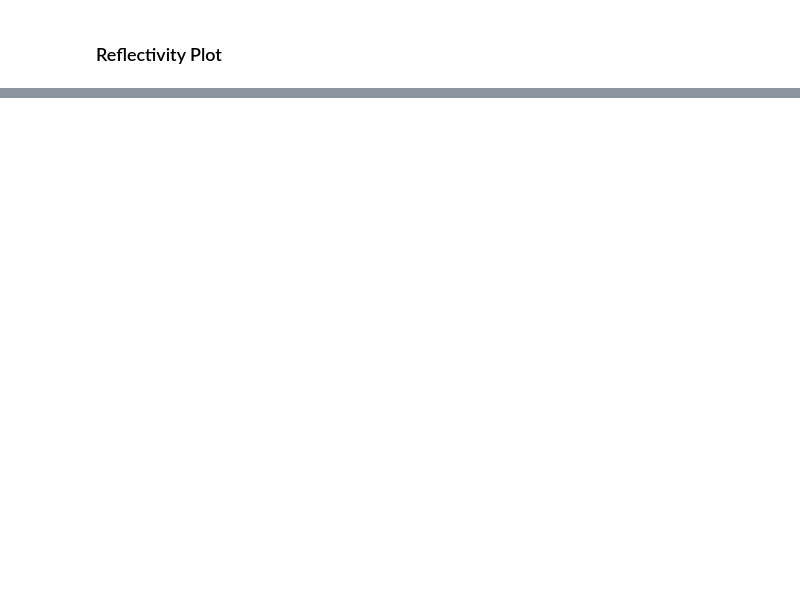
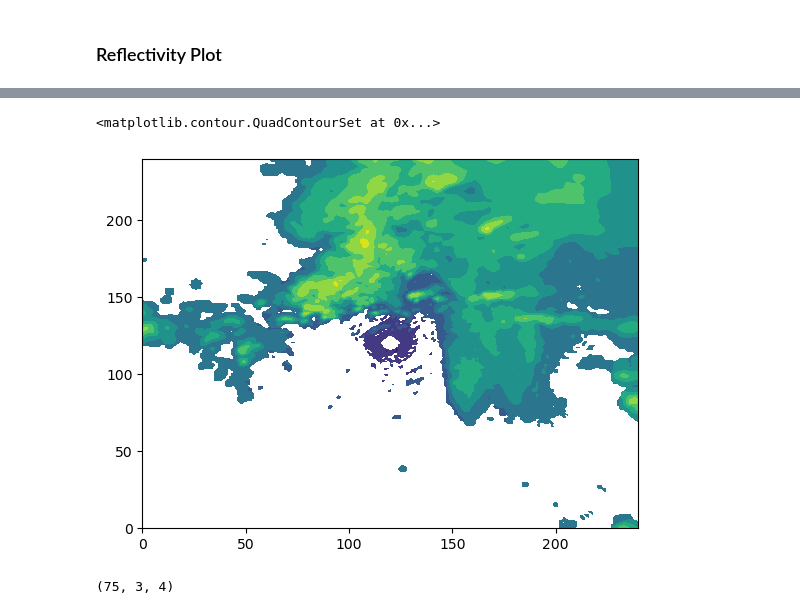
Before and after one commit to robbyfrost/Capstone_2023, a Jupyter notebook: plot_timeheight.ipynb, the cells around one changed output, grey strips where cells are left out. Cells and saved outputs as stored; diff of their text form; code cells hidden in the pictures; blank space fills up the shorter version.

```diff
--- a/plot_timeheight.ipynb
+++ b/plot_timeheight.ipynb
@@ -19,6 +29,6 @@ from matplotlib.gridspec import GridSpec
 # %%
 elec = "lightning"
-case_id = "201708-048"
+case_id = "201306-020"
 
 dth = f"/Users/robertfrost/Documents/boomsoon/2023_semester_2/capstone/analysis/Capstone_2023/data/{elec}_cases/timeheight_{case_id}.nc"
 figdir = f"/Users/robertfrost/Documents/boomsoon/2023_semester_2/capstone/analysis/figures/{elec}_cases/{case_id}/"
@@ -135,0 +152,4 @@ plt.savefig(fsave, format="pdf", dpi=300, bbox_inches="tight")
+# %%
+from capstone_utils import cartesian_column
+drad = "/Users/robertfrost/Documents/boomsoon/2023_semester_2/capstone/analysis/Capstone_2023/data/lightning_cases/201306-020/KAMX20130606_103717_V06.gz"
+ds10, meso_grid10 = cartesian_column(drad, dtrack, case_id, 10)
@@ -135,0 +174,11 @@ plt.savefig(fsave, format="pdf", dpi=300, bbox_inches="tight")
+# %%
+fig, ax = plt.subplots()
+
+ax.contourf(ds10.lon, ds10.lat, ds10.reflectivity[10])
+# %% [output]
+<matplotlib.contour.QuadContourSet at 0x...>
+[figure, added]
+# %%
+meso_grid10.reflectivity.shape
+# %% [output]
+(75, 3, 4)
```
Also changed, not shown: parts of 7 cells of this notebook, 5 other files.
